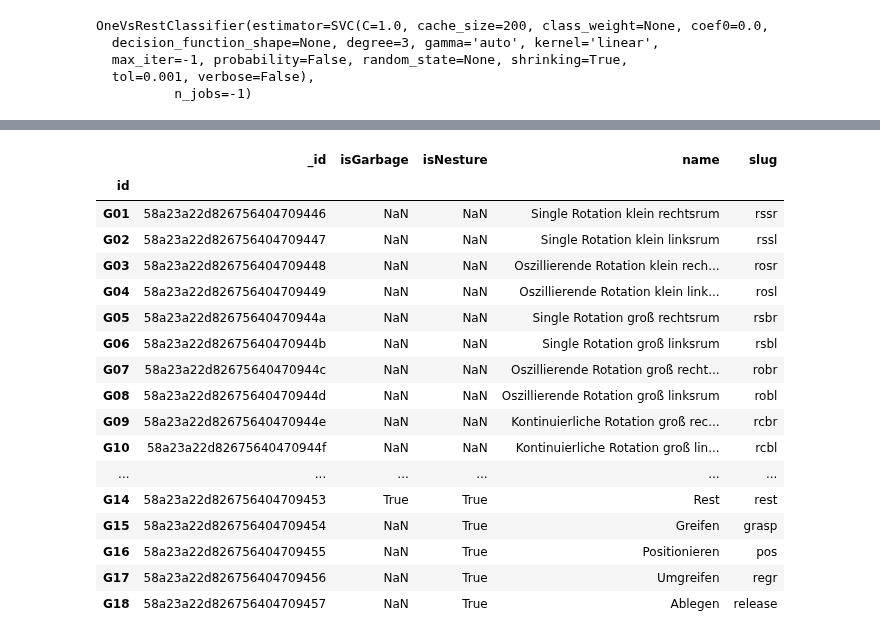
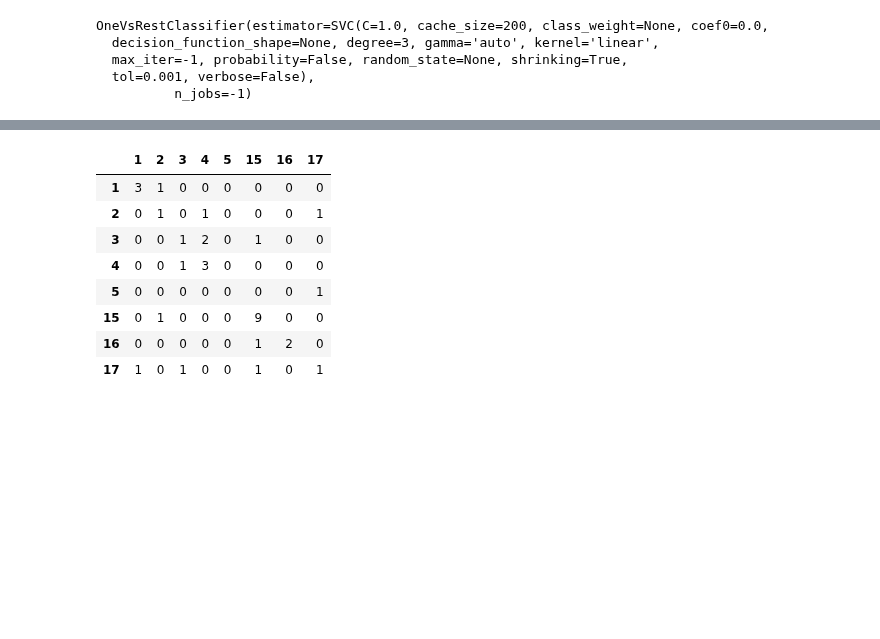
Before and after one commit to Make-O-Matic/MOM-Engine, a Jupyter notebook: data_preprocess.ipynb, the cells around one changed output, grey strips where cells are left out. Drawn from its saved outputs; the diff is of its cells as text; code cells hidden in the pictures; blank space fills up the shorter version.

```diff
--- a/data_preprocess.ipynb
+++ b/data_preprocess.ipynb
@@ -1095,3 +1130,3 @@ labels
 # %%
 # Confusion Matrix
-confusion_matrix(test_classes, pred_test) #, labels=labels)
+conf = confusion_matrix(test_classes, pred_test, labels=labels) # labels defines the order
@@ -1108,24 +1133,16 @@ array([[3, 1, 0, 0, 0, 0, 0, 0, 0],
-# %%
-gestures_df
-# %% [output]
-|  | _id | isGarbage | isNesture | name | slug |
-| id |  |  |  |  |  |
-| G01 | 58a23a22d826756404709446 | NaN | NaN | Single Rotation klein rechtsrum | rssr |
-| G02 | 58a23a22d826756404709447 | NaN | NaN | Single Rotation klein linksrum | rssl |
-| G03 | 58a23a22d826756404709448 | NaN | NaN | Oszillierende Rotation klein rech... | rosr |
-| G04 | 58a23a22d826756404709449 | NaN | NaN | Oszillierende Rotation klein link... | rosl |
-| G05 | 58a23a22d82675640470944a | NaN | NaN | Single Rotation groß rechtsrum | rsbr |
-| G06 | 58a23a22d82675640470944b | NaN | NaN | Single Rotation groß linksrum | rsbl |
-| G07 | 58a23a22d82675640470944c | NaN | NaN | Oszillierende Rotation groß recht... | robr |
-| G08 | 58a23a22d82675640470944d | NaN | NaN | Oszillierende Rotation groß linksrum | robl |
-| G09 | 58a23a22d82675640470944e | NaN | NaN | Kontinuierliche Rotation groß rec... | rcbr |
-| G10 | 58a23a22d82675640470944f | NaN | NaN | Kontinuierliche Rotation groß lin... | rcbl |
-| ... | ... | ... | ... | ... | ... |
-| G14 | 58a23a22d826756404709453 | True | True | Rest | rest |
-| G15 | 58a23a22d826756404709454 | NaN | True | Greifen | grasp |
-| G16 | 58a23a22d826756404709455 | NaN | True | Positionieren | pos |
-| G17 | 58a23a22d826756404709456 | NaN | True | Umgreifen | regr |
-| G18 | 58a23a22d826756404709457 | NaN | True | Ablegen | release |
+# %%
+conf_df = pd.DataFrame(conf, index=labels, columns=labels)
+conf_df
+# %% [output]
+|  | 1 | 2 | 3 | 4 | 5 | 15 | 16 | 17 |
+| 1 | 3 | 1 | 0 | 0 | 0 | 0 | 0 | 0 |
+| 2 | 0 | 1 | 0 | 1 | 0 | 0 | 0 | 1 |
+| 3 | 0 | 0 | 1 | 2 | 0 | 1 | 0 | 0 |
+| 4 | 0 | 0 | 1 | 3 | 0 | 0 | 0 | 0 |
+| 5 | 0 | 0 | 0 | 0 | 0 | 0 | 0 | 1 |
+| 15 | 0 | 1 | 0 | 0 | 0 | 9 | 0 | 0 |
+| 16 | 0 | 0 | 0 | 0 | 0 | 1 | 2 | 0 |
+| 17 | 1 | 0 | 1 | 0 | 0 | 1 | 0 | 1 |
 # %%
 #-
 # %%
```
Also changed, not shown: parts of 34 cells of this notebook.
